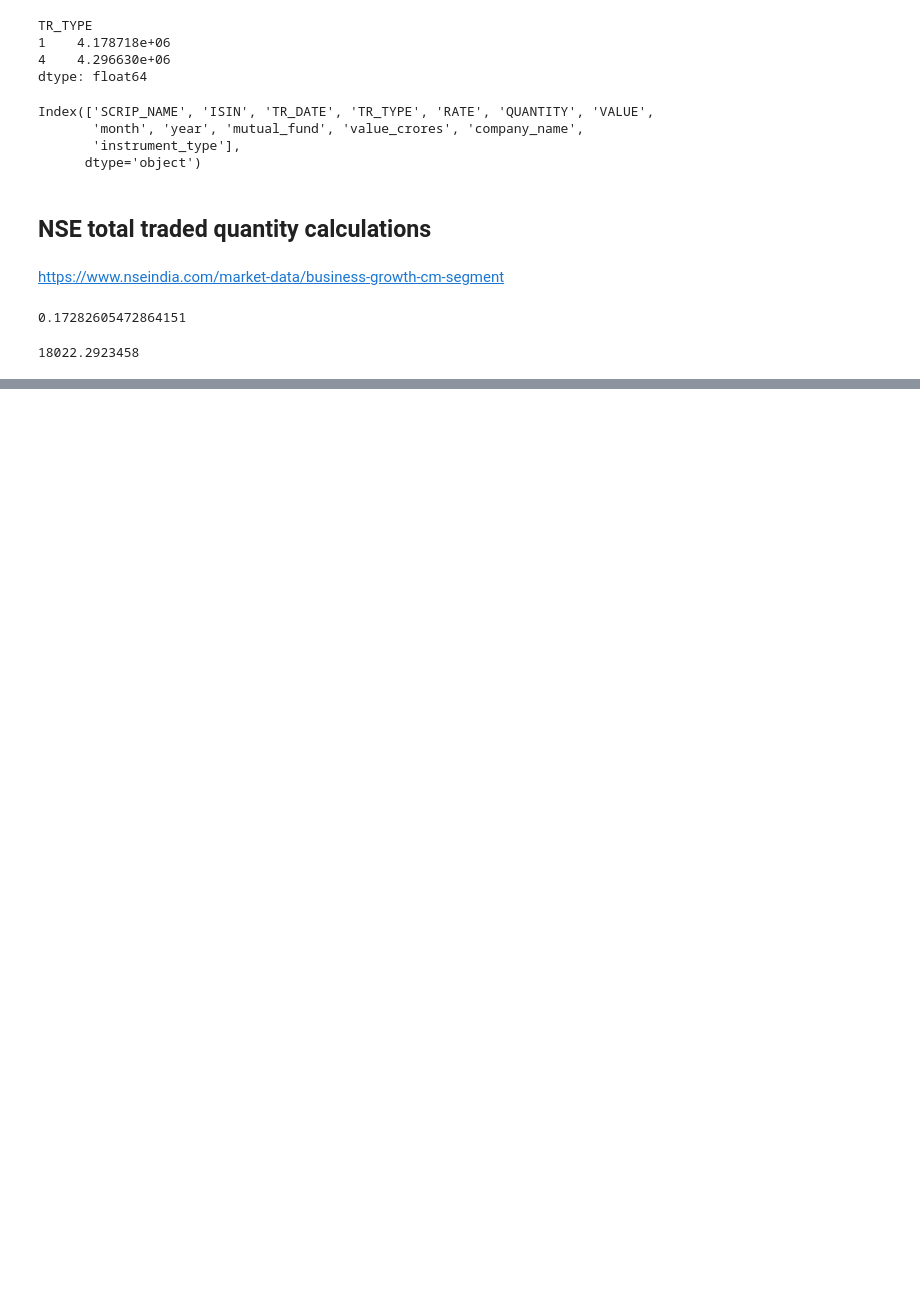
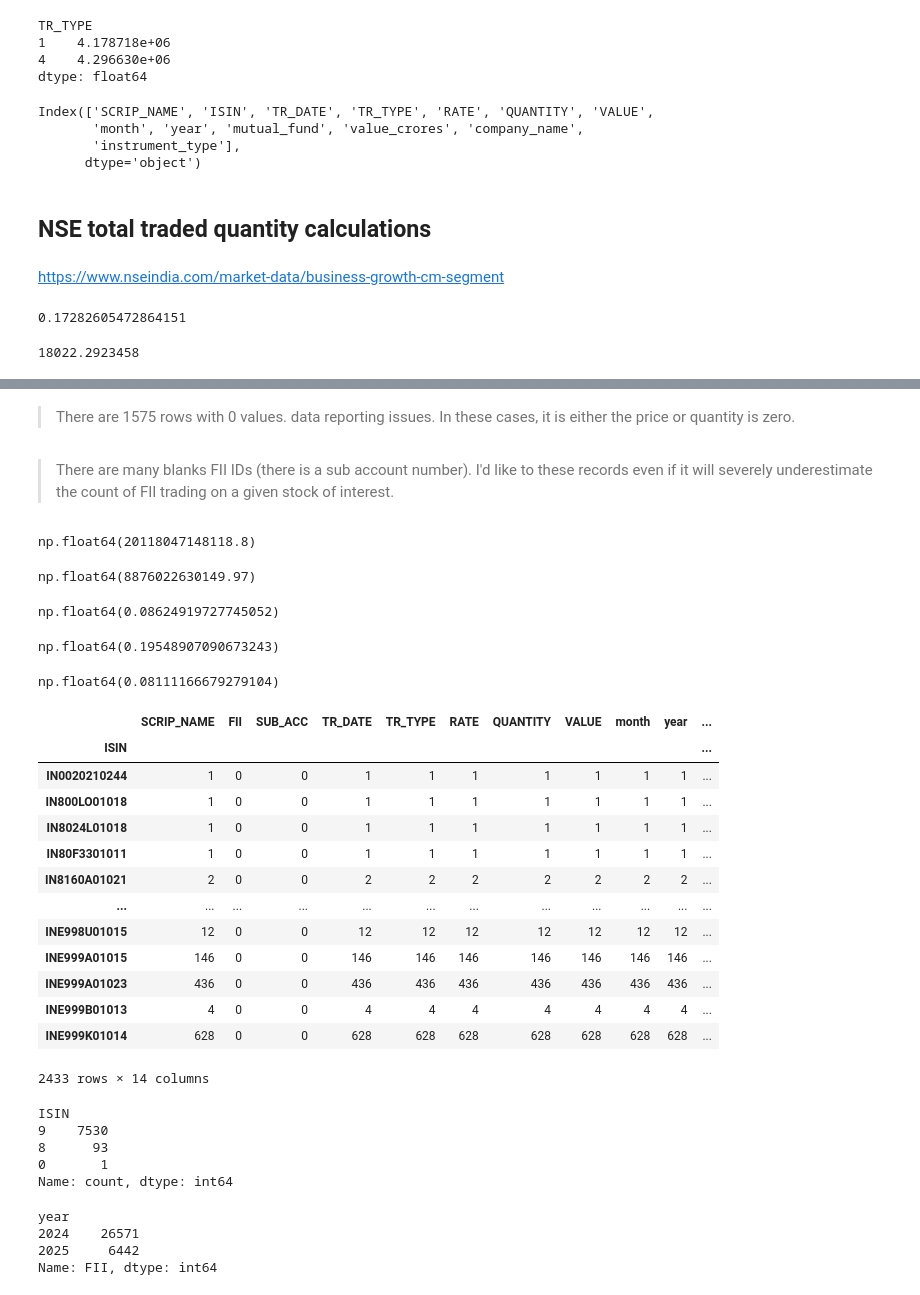
Before and after one commit to shettysandeep/nsdl-fpi, a Jupyter notebook: nsdl_data.ipynb, the cells around one changed output, grey strips where cells are left out. Cells and saved outputs as stored; diff of their text form; code cells hidden in the pictures; blank space fills up the shorter version.

```diff
--- a/nsdl_data.ipynb
+++ b/nsdl_data.ipynb
@@ -269,0 +306,72 @@ dt1.head()
+# %% [markdown]
+> There are 1575 rows with 0 values. data reporting issues. In these cases, it is either the price or quantity is zero.
+# %%
+dt1 = dt1[dt1.VALUE!=0]
+# %% [markdown]
+> There are many blanks FII IDs (there is a sub account number). I'd like to these records even if it will severely underestimate the count of FII trading on a given stock of interest.
+# %%
+# this is the value of records without a FII
+dt1[dt1["FII"].isna()]["VALUE"].sum()
+# %% [output]
+np.float64(20118047148118.8)
+# %%
+# this is the value of records without a SUB_ACC
+dt1[dt1["SUB_ACC"].isna()]["VALUE"].sum()
+# %% [output]
+np.float64(8876022630149.97)
+# %%
+# this is % of total value accounted by records without SUBACC ID
+(dt1[dt1["SUB_ACC"].isna()]["VALUE"].sum()) / (dt1["VALUE"].sum())
+# %% [output]
+np.float64(0.08624919727745052)
+# %%
+# this is % of total value accounted by records without FII ID
+(dt1[dt1["FII"].isna()]["VALUE"].sum()) / (dt1["VALUE"].sum())
+# %% [output]
+np.float64(0.19548907090673243)
+# %%
+# this is % of total value accounted by records with FII
+(dt1[(dt1["FII"].isna()) & (dt1["SUB_ACC"].isna())]["VALUE"].sum()) / (
+    dt1["VALUE"].sum()
+)
+# %% [output]
+np.float64(0.08111166679279104)
+# %%
+# which stocks are most impacted by missing values in FII and Sub_ACC
+dt1[(dt1["FII"].isna()) & (dt1["SUB_ACC"].isna()) & (dt1["mutual_fund"] == 0)].groupby(
+    "ISIN"
+).count()
+# %% [output]
+|  | SCRIP_NAME | FII | SUB_ACC | TR_DATE | TR_TYPE | RATE | QUANTITY | VALUE | month | year | ... |
+| ISIN |  |  |  |  |  |  |  |  |  |  | ... |
+| IN0020210244 | 1 | 0 | 0 | 1 | 1 | 1 | 1 | 1 | 1 | 1 | ... |
+| IN800LO01018 | 1 | 0 | 0 | 1 | 1 | 1 | 1 | 1 | 1 | 1 | ... |
+| IN8024L01018 | 1 | 0 | 0 | 1 | 1 | 1 | 1 | 1 | 1 | 1 | ... |
+| IN80F3301011 | 1 | 0 | 0 | 1 | 1 | 1 | 1 | 1 | 1 | 1 | ... |
+| IN8160A01021 | 2 | 0 | 0 | 2 | 2 | 2 | 2 | 2 | 2 | 2 | ... |
+| ... | ... | ... | ... | ... | ... | ... | ... | ... | ... | ... | ... |
+| INE998U01015 | 12 | 0 | 0 | 12 | 12 | 12 | 12 | 12 | 12 | 12 | ... |
+| INE999A01015 | 146 | 0 | 0 | 146 | 146 | 146 | 146 | 146 | 146 | 146 | ... |
+| INE999A01023 | 436 | 0 | 0 | 436 | 436 | 436 | 436 | 436 | 436 | 436 | ... |
+| INE999B01013 | 4 | 0 | 0 | 4 | 4 | 4 | 4 | 4 | 4 | 4 | ... |
+| INE999K01014 | 628 | 0 | 0 | 628 | 628 | 628 | 628 | 628 | 628 | 628 | ... |
+2433 rows × 14 columns
+# %%
+# check the distribution of the 3 digit in the ISIN - indicates govt, state, DVR
+
+dt1[dt1.ISIN.str.contains("^IN[0-9]", regex=True)]["ISIN"].apply(
+    lambda x: x[2]
+).value_counts()
+# %% [output]
+ISIN
+9    7530
+8      93
+0       1
+Name: count, dtype: int64
+# %%
+dt1[~dt1['FII'].isna()].groupby('year')['FII'].unique().apply(lambda x: len(x))
+# %% [output]
+year
+2024    26571
+2025     6442
+Name: FII, dtype: int64
```
Also changed, not shown: parts of 18 cells of this notebook, 1 other file.
